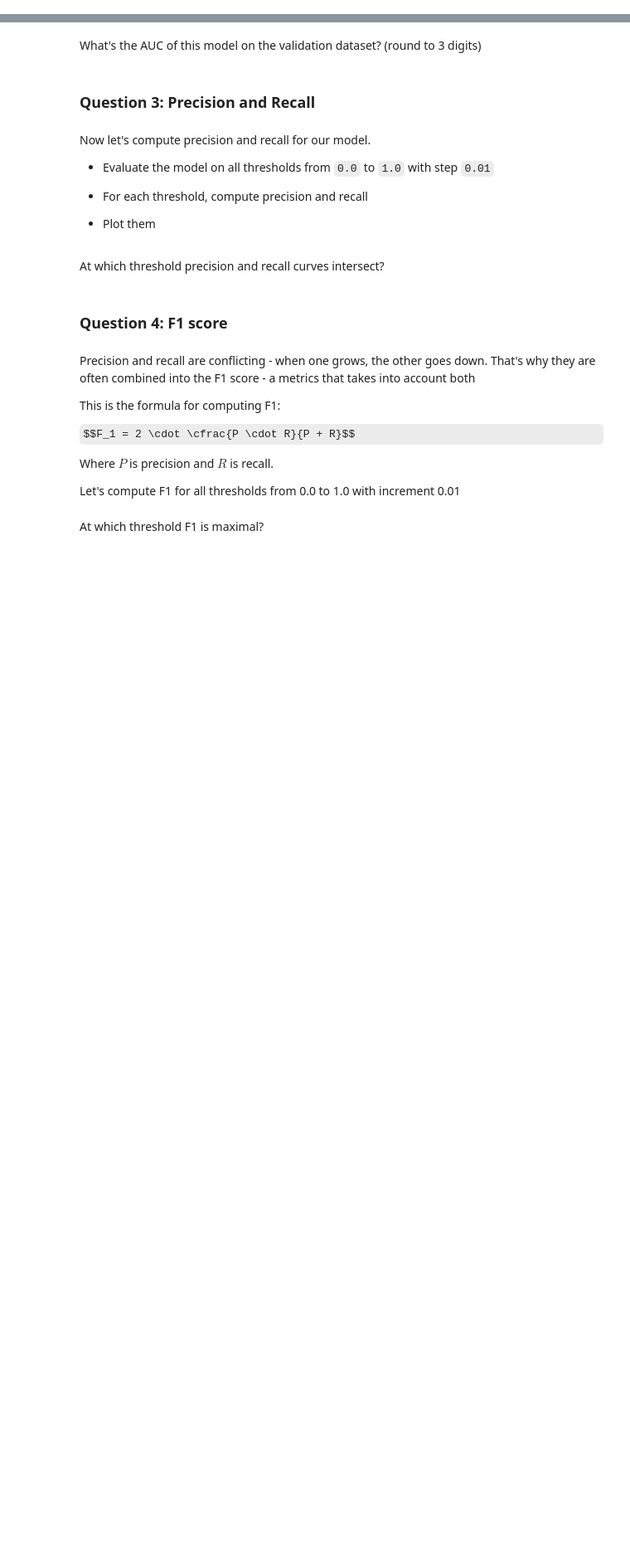
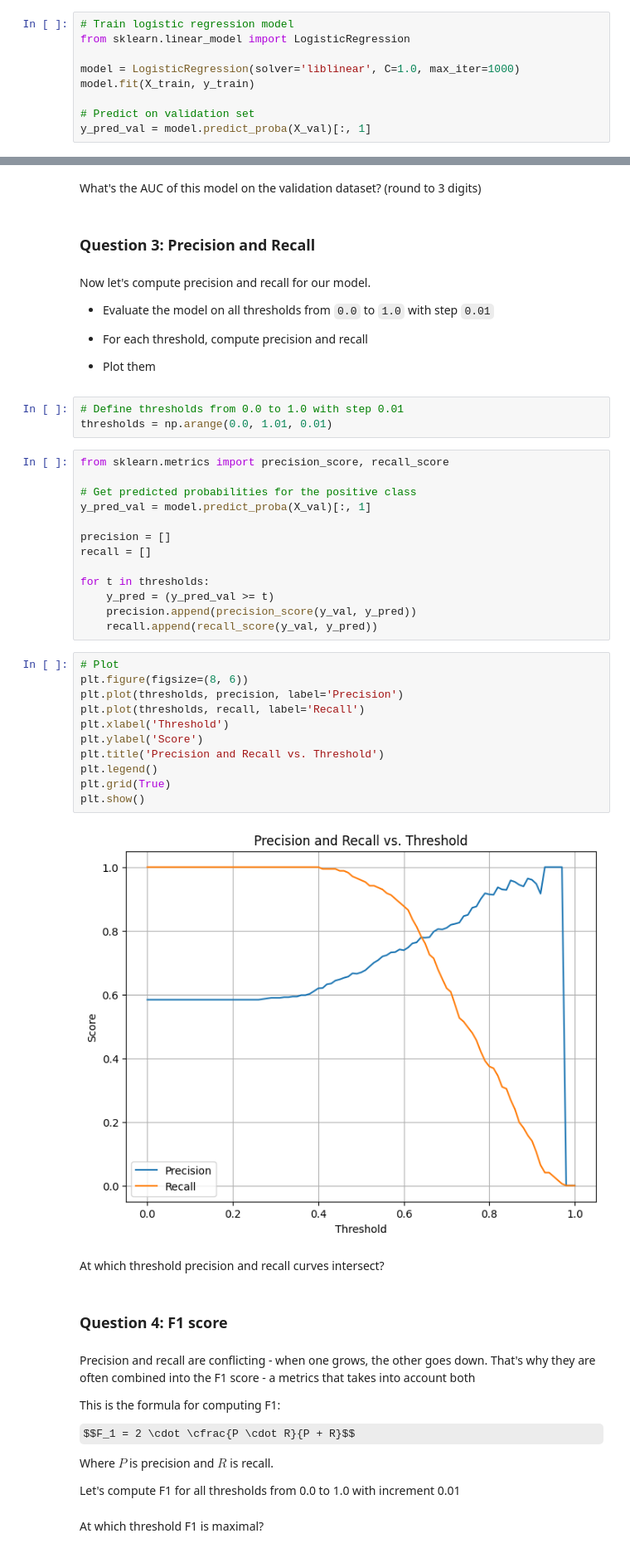
Before and after one commit to ethanaire/Machine-Learning-Zoomcamp-2025, a Jupyter notebook: 04-evaluation/04-homework.ipynb, the cells around one changed output, grey strips where cells are left out. Shown at 83% size. Cells and saved outputs as stored; diff of their text form; some formulas as TeX source; blank space fills up the shorter version.

Commit message:
train LR model and threshold analysis

```diff
--- a/04-evaluation/04-homework.ipynb
+++ b/04-evaluation/04-homework.ipynb
@@ -149,3 +149,12 @@ X_train = dv.fit_transform(train_dict)
 
 val_dict = df_val[cat + num].to_dict(orient='records')
 X_val = dv.transform(val_dict)
+# %%
+# Train logistic regression model
+from sklearn.linear_model import LogisticRegression
+
+model = LogisticRegression(solver='liblinear', C=1.0, max_iter=1000)
+model.fit(X_train, y_train)
+
+# Predict on validation set
+y_pred_val = model.predict_proba(X_val)[:, 1]
@@ -161,6 +176,35 @@ Now let's compute precision and recall for our model.
 * For each threshold, compute precision and recall
 
 * Plot them
+# %%
+# Define thresholds from 0.0 to 1.0 with step 0.01
+thresholds = np.arange(0.0, 1.01, 0.01)
+# %%
+from sklearn.metrics import precision_score, recall_score
+
+# Get predicted probabilities for the positive class
+y_pred_val = model.predict_proba(X_val)[:, 1]
+
+precision = []
+recall = []
+
+for t in thresholds:
+    y_pred = (y_pred_val >= t)
+    precision.append(precision_score(y_val, y_pred))
+    recall.append(recall_score(y_val, y_pred))
+# %%
+# Plot
+plt.figure(figsize=(8, 6))
+plt.plot(thresholds, precision, label='Precision')
+plt.plot(thresholds, recall, label='Recall')
+plt.xlabel('Threshold')
+plt.ylabel('Score')
+plt.title('Precision and Recall vs. Threshold')
+plt.legend()
+plt.grid(True)
+plt.show()
+# %% [output]
+[figure, added]
 # %% [markdown]
 At which threshold precision and recall curves intersect?
 # %% [markdown]
```
Also changed, not shown: parts of 1 cell of this notebook.
